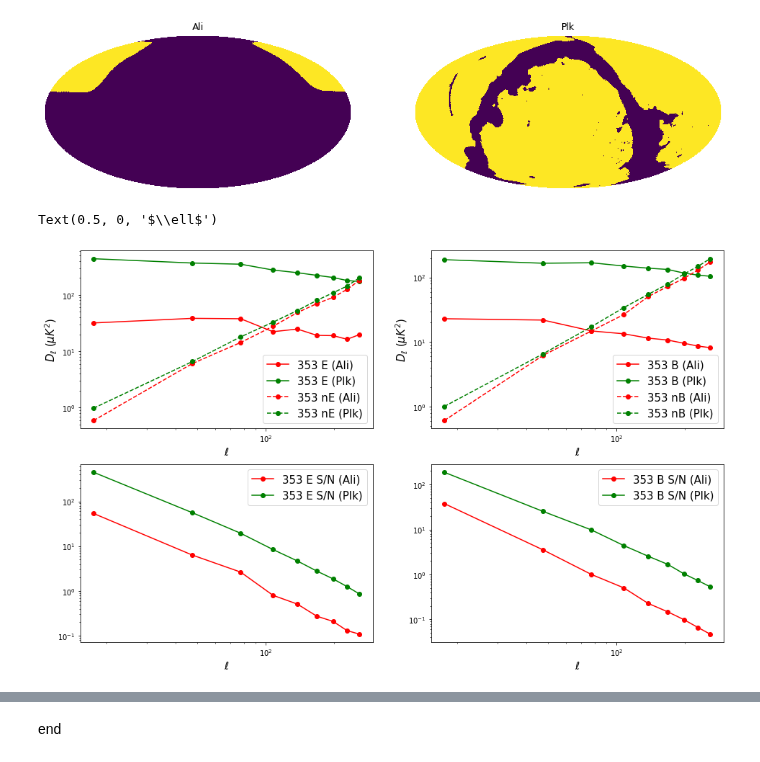
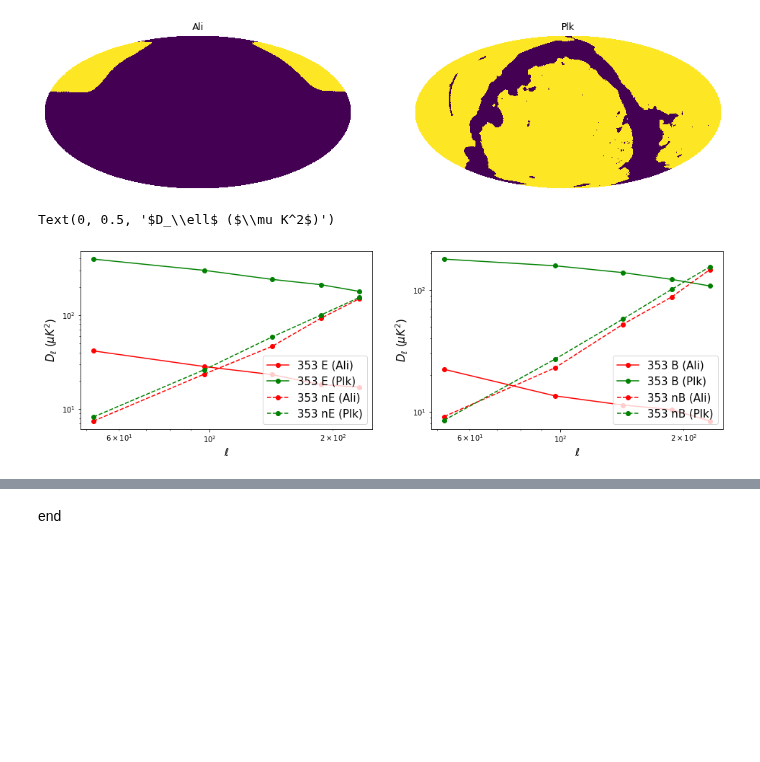
Before and after one commit to gioacchinowang/afra, a Jupyter notebook: tutorials/tutorial00.ipynb, the cells around one changed output, grey strips where cells are left out. Saved outputs shown, nothing was run; the diff lists cells and outputs as text; code cells hidden in the pictures; blank space fills up the shorter version.

```diff
--- a/tutorials/tutorial00.ipynb
+++ b/tutorials/tutorial00.ipynb
@@ -14,9 +14,9 @@ warnings.filterwarnings('ignore')
 
 NSIDE = 128
 NPIX = 12*NSIDE**2
-PSBIN = 30
+PSBIN = 6
 APOSCALE = 6.
-LMIN = 3
+LMIN = 30
 LMAX = 300
 
 cmb_cl = hp.read_cl('./data/camb_cls.fits')
@@ -49,51 +49,35 @@ ali353neb = aliest.autoBP(nmap353)
 plkest = pstimator(nside=NSIDE,mask=plkmask,aposcale=APOSCALE,psbin=PSBIN,lmin=LMIN,lmax=LMAX,targets='EB')
 plk353eb = plkest.autoBP(map353)
 plk353neb = plkest.autoBP(nmap353)
 
 ###
 
 fig = plt.figure(figsize=(16,10))
 
 ax1 = fig.add_subplot(221)
 ax1.plot(ali353eb[0],ali353eb[1],'r-',marker='o',label='353 E (Ali)')
 ax1.plot(plk353eb[0],plk353eb[1],'g-',marker='o',label='353 E (Plk)')
 ax1.plot(ali353neb[0],ali353neb[1],'r--',marker='o',label='353 nE (Ali)')
 ax1.plot(plk353neb[0],plk353neb[1],'g--',marker='o',label='353 nE (Plk)')
 ax1.set_xscale('log')
 ax1.set_yscale('log')
 ax1.legend(loc=4,fontsize=15)
 ax1.set_xlabel(r'$\ell$',fontsize=15)
 ax1.set_ylabel(r'$D_\ell$ ($\mu K^2$)',fontsize=15)
 
 ax2 = fig.add_subplot(222)
 ax2.plot(ali353eb[0],ali353eb[2],'r-',marker='o',label='353 B (Ali)')
 ax2.plot(plk353eb[0],plk353eb[2],'g-',marker='o',label='353 B (Plk)')
 ax2.plot(ali353neb[0],ali353neb[2],'r--',marker='o',label='353 nB (Ali)')
 ax2.plot(plk353neb[0],plk353neb[2],'g--',marker='o',label='353 nB (Plk)')
 ax2.set_xscale('log')
 ax2.set_yscale('log')
 ax2.legend(loc=4,fontsize=15)
 ax2.set_xlabel(r'$\ell$',fontsize=15)
 ax2.set_ylabel(r'$D_\ell$ ($\mu K^2$)',fontsize=15)
-
-ax3 = fig.add_subplot(223)
-ax3.plot(ali353eb[0],ali353eb[1]/ali353neb[1],'r-',marker='o',label='353 E S/N (Ali)')
-ax3.plot(plk353eb[0],plk353eb[1]/plk353neb[1],'g-',marker='o',label='353 E S/N (Plk)')
-ax3.set_xscale('log')
-ax3.set_yscale('log')
-ax3.legend(loc=1,fontsize=15)
-ax3.set_xlabel(r'$\ell$',fontsize=15)
-
-ax4 = fig.add_subplot(224)
-ax4.plot(ali353eb[0],ali353eb[2]/ali353neb[2],'r-',marker='o',label='353 B S/N (Ali)')
-ax4.plot(plk353eb[0],plk353eb[2]/plk353neb[2],'g-',marker='o',label='353 B S/N (Plk)')
-ax4.set_xscale('log')
-ax4.set_yscale('log')
-ax4.legend(loc=1,fontsize=15)
-ax4.set_xlabel(r'$\ell$',fontsize=15)
 # %% [output]
-Text(0.5, 0, '$\\ell$')
+Text(0, 0.5, '$D_\\ell$ ($\\mu K^2$)')
-[figure, old version]
+[figure, new version]
 # %%
 map95 = hp.read_map('./data/pysm_s1d1_95.fits',field=[0,1,2],dtype=np.float32,verbose=0)+mapcmb
 vmap95 = hp.read_map('./data/alivar_95.fits',field=[0,1,2],dtype=np.float32,verbose=0)
```
Also changed, not shown: parts of 1 cell of this notebook, 24 other files.
